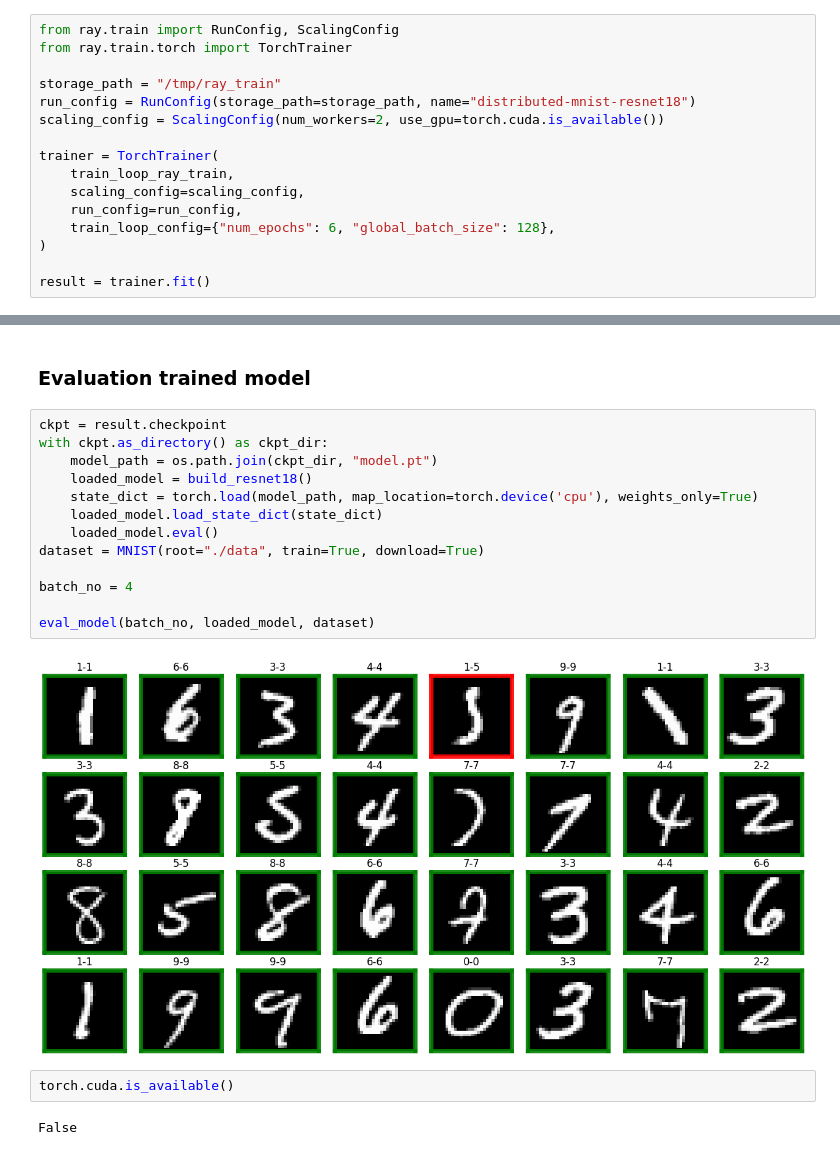
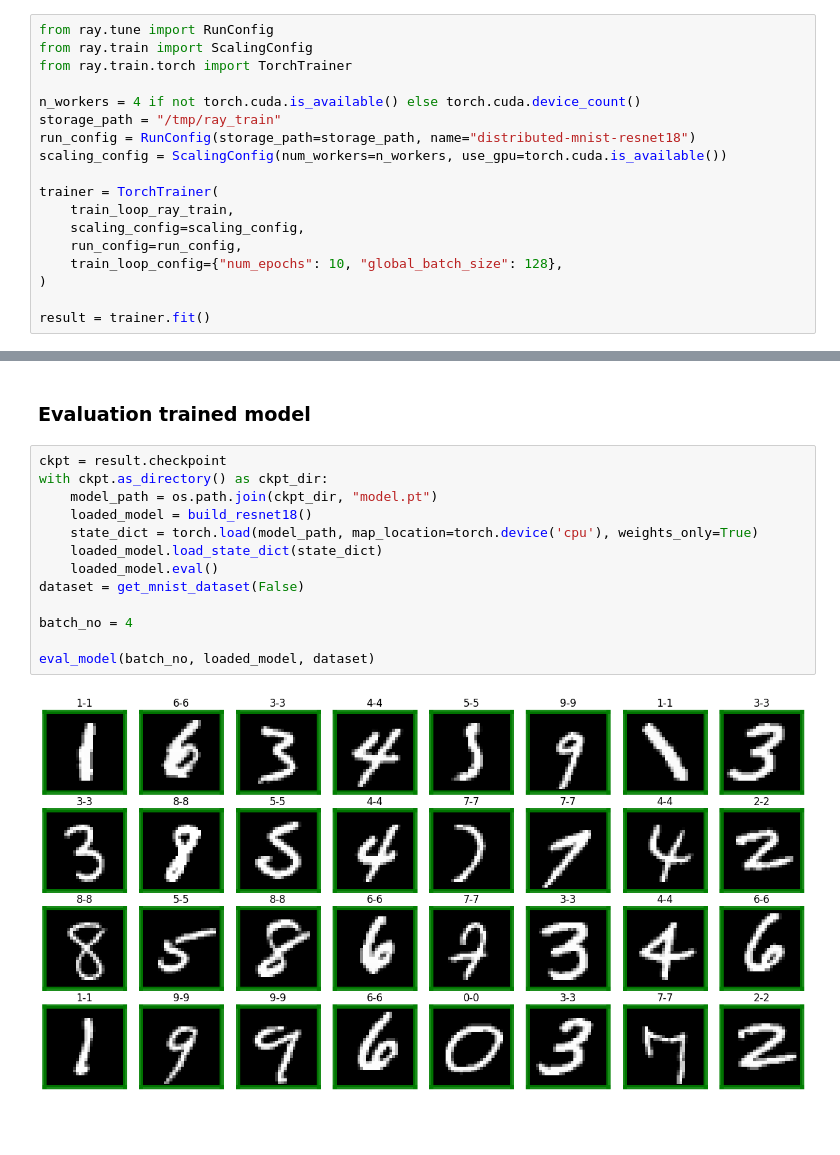
Before and after one commit to schnell18/play-data-science, a Jupyter notebook: ray101/resnet18-mnist.ipynb, the cells around one changed output, grey strips where cells are left out. Cells and saved outputs as stored; diff of their text form; blank space fills up the shorter version.

Commit message:
Fix training error on single-GPU

```diff
--- a/ray101/resnet18-mnist.ipynb
+++ b/ray101/resnet18-mnist.ipynb
@@ -91,18 +95,20 @@ from trainloop import build_data_loader_ray_train
 from trainloop import report_metrics_ray_train
 from trainloop import save_checkpoint_and_metrics_ray_train
 # %%
-from ray.train import RunConfig, ScalingConfig
+from ray.tune import RunConfig
+from ray.train import ScalingConfig
 from ray.train.torch import TorchTrainer
 
+n_workers = 4 if not torch.cuda.is_available() else torch.cuda.device_count()
 storage_path = "/tmp/ray_train"
 run_config = RunConfig(storage_path=storage_path, name="distributed-mnist-resnet18")
-scaling_config = ScalingConfig(num_workers=2, use_gpu=torch.cuda.is_available())
+scaling_config = ScalingConfig(num_workers=n_workers, use_gpu=torch.cuda.is_available())
 
 trainer = TorchTrainer(
     train_loop_ray_train,
     scaling_config=scaling_config,
     run_config=run_config,
-    train_loop_config={"num_epochs": 6, "global_batch_size": 128},
+    train_loop_config={"num_epochs": 10, "global_batch_size": 128},
 )
 
 result = trainer.fit()
@@ -217,19 +210,15 @@ result.metrics_dataframe
 # %%
 ckpt = result.checkpoint
 with ckpt.as_directory() as ckpt_dir:
     model_path = os.path.join(ckpt_dir, "model.pt")
     loaded_model = build_resnet18()
     state_dict = torch.load(model_path, map_location=torch.device('cpu'), weights_only=True)
     loaded_model.load_state_dict(state_dict)
     loaded_model.eval()
-dataset = MNIST(root="./data", train=True, download=True)
+dataset = get_mnist_dataset(False)
 
 batch_no = 4
 
 eval_model(batch_no, loaded_model, dataset)
 # %% [output]
-[figure, old version]
+[figure, new version]
-# %%
-torch.cuda.is_available()
-# %% [output]
-False
```
Also changed, not shown: parts of 5 cells of this notebook, 6 other files.
